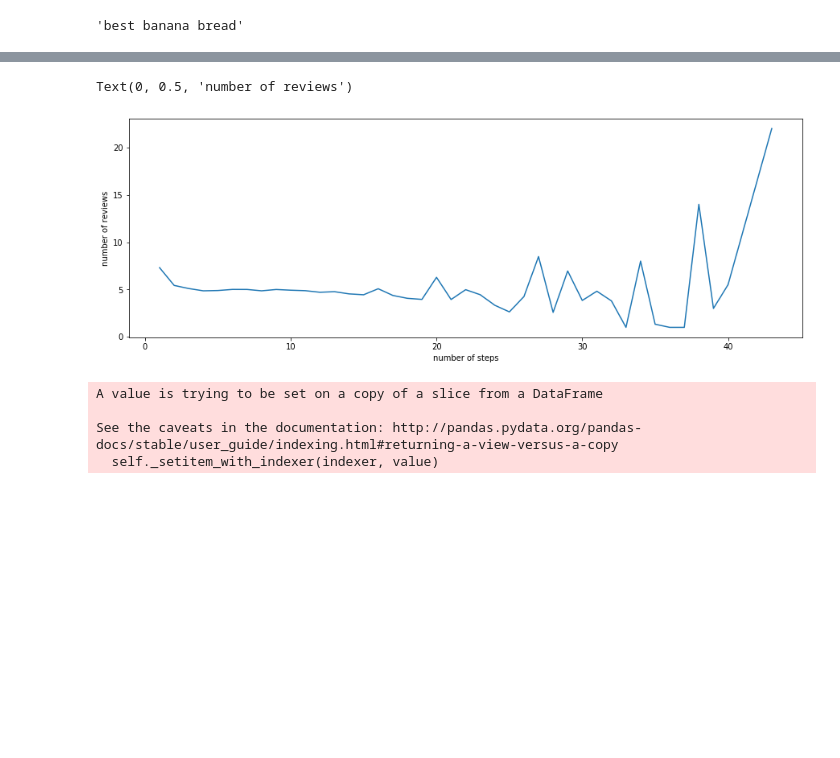
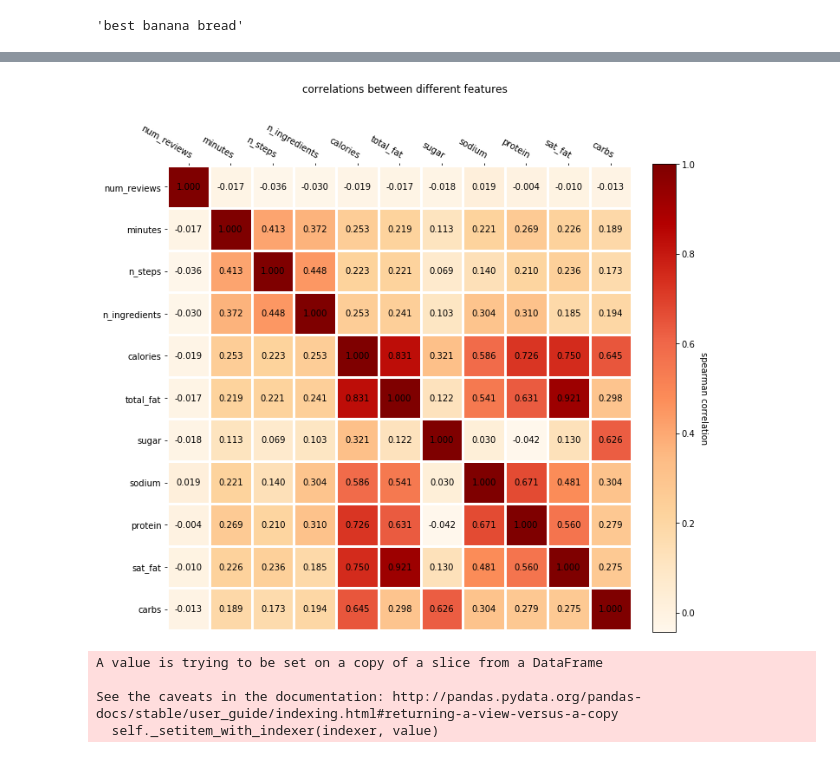
Before and after one commit to JiahuaWU/ada2019, a Jupyter notebook: taste.ipynb, the cells around one changed output, grey strips where cells are left out. Saved outputs shown, nothing was run; the diff lists cells and outputs as text; code cells hidden in the pictures; blank space fills up the shorter version.

```diff
--- a/taste.ipynb
+++ b/taste.ipynb
@@ -95,8 +94,0 @@ import matplotlib.pyplot as plt
-# %%
-plt.figure(figsize=(15, 5))
-plt.plot(df_grouped.index, df_grouped['num_reviews'])
-plt.xlabel('number of steps')
-plt.ylabel('number of reviews')
-# %% [output]
-Text(0, 0.5, 'number of reviews')
-[figure, removed]
@@ -103,3 +216,14 @@ Text(0, 0.5, 'number of reviews')
+# %%
+# Plotting setting
+fig, ax = plt.subplots(figsize=(10,10))
+fig.suptitle('correlations between different features')
+im, cbar = heatmap(data=df.corr(method='spearman'), row_labels=df.columns, col_labels=df.columns, ax=ax,
+                   cmap="OrRd", cbarlabel="spearman correlation")
+texts = annotate_heatmap(im, valfmt="{x:.3f}", threshold=1)
+fig.tight_layout()
+plt.show()
+# %% [output]
+[figure, added]
 # %%
 # User preference:
 # rating with cooking complexity: time and number of steps
```
Also changed, not shown: parts of 31 cells of this notebook.
